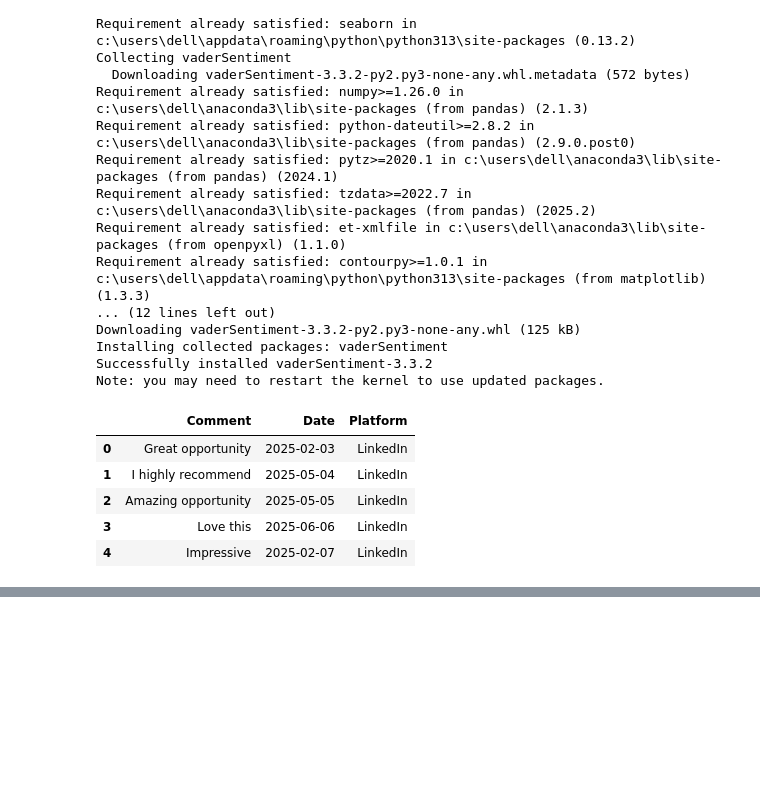
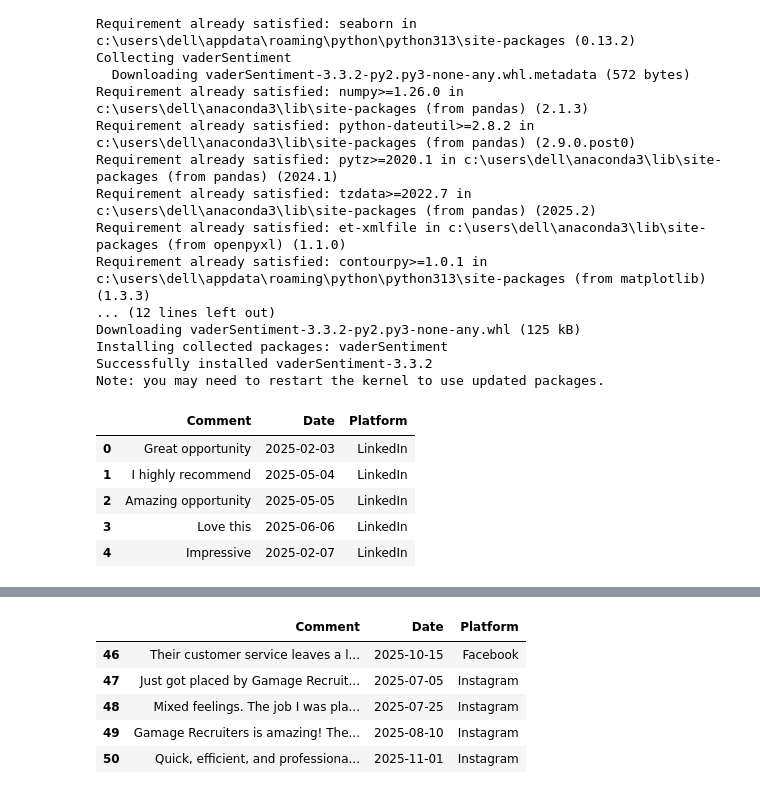
Before and after one commit to Bhanuka10/Sentiment-Analysis-of-Social-Media-Mentions, a Jupyter notebook: first.ipynb, the cells around one changed output, grey strips where cells are left out. Saved outputs shown, nothing was run; the diff lists cells and outputs as text; code cells hidden in the pictures; blank space fills up the shorter version.

```diff
--- a/first.ipynb
+++ b/first.ipynb
@@ -36,0 +48,9 @@ df.head()
+# %%
+df.tail()
+# %% [output]
+|  | Comment | Date | Platform |
+| 46 | Their customer service leaves a l... | 2025-10-15 | Facebook |
+| 47 | Just got placed by Gamage Recruit... | 2025-07-05 | Instagram |
+| 48 | Mixed feelings. The job I was pla... | 2025-07-25 | Instagram |
+| 49 | Gamage Recruiters is amazing! The... | 2025-08-10 | Instagram |
+| 50 | Quick, efficient, and professiona... | 2025-11-01 | Instagram |
```
Also changed, not shown: parts of 15 cells of this notebook, 6 other files.
